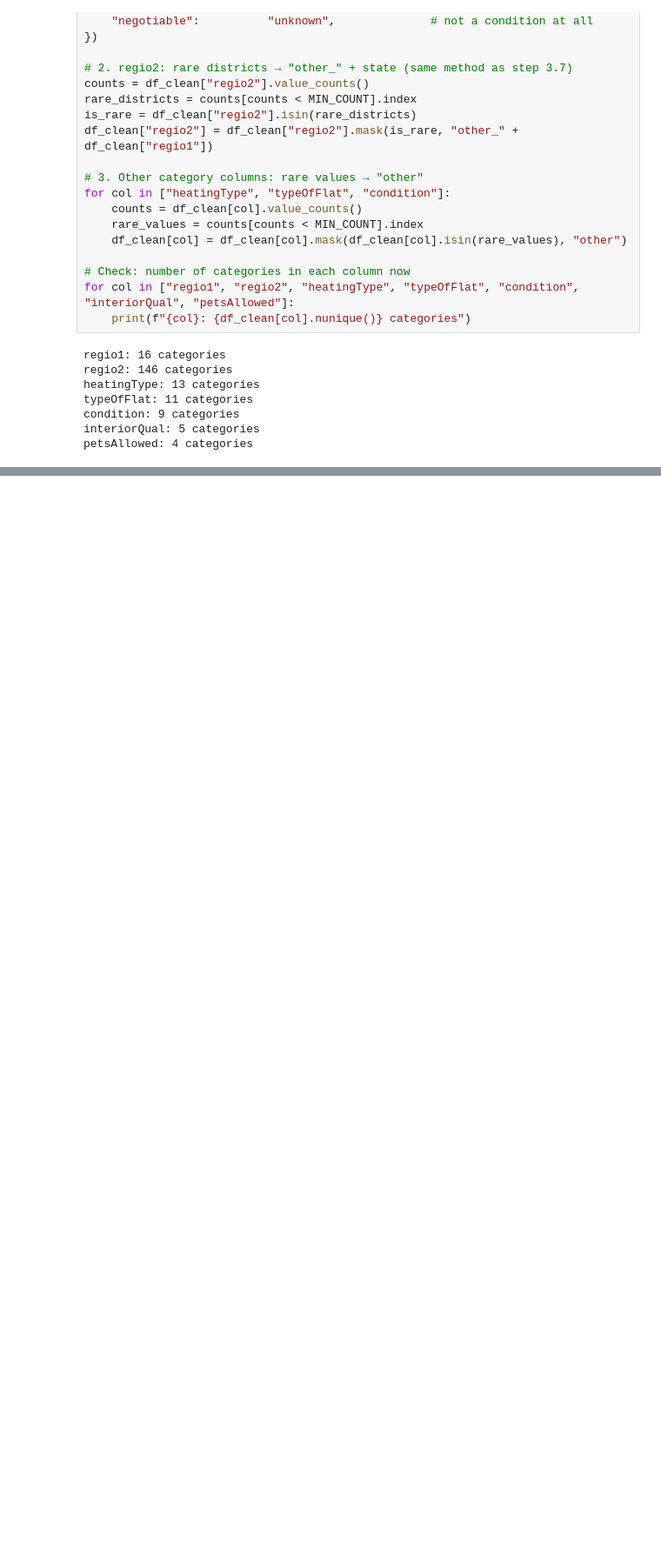
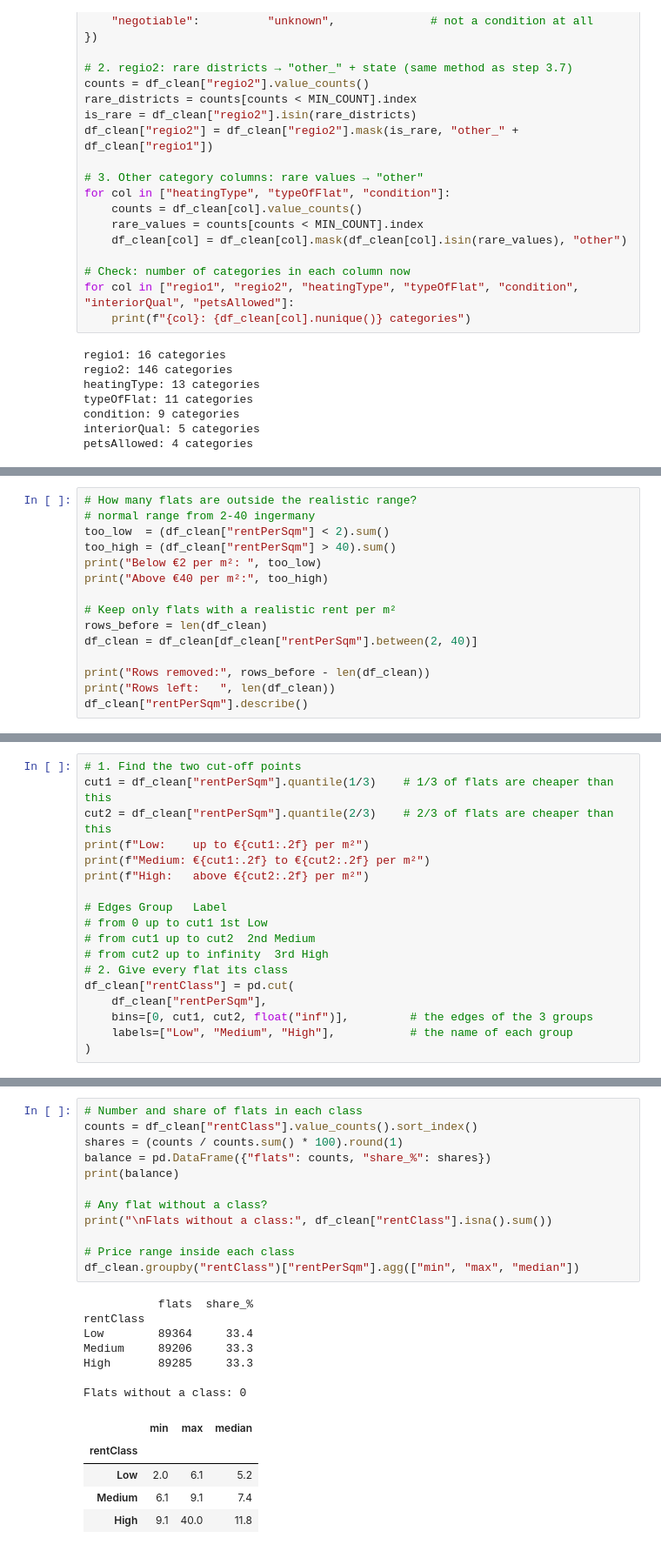
Before and after one commit to ihanmx/Rental_Datasert_study, a Jupyter notebook: notebooks/01_rental_classification.ipynb, the cells around one changed output, grey strips where cells are left out. Shown at 87% size. Saved outputs shown, nothing was run; the diff lists cells and outputs as text; blank space fills up the shorter version.

```diff
--- a/notebooks/01_rental_classification.ipynb
+++ b/notebooks/01_rental_classification.ipynb
@@ -800,0 +885,15 @@ petsAllowed: 4 categories
+# %%
+# How many flats are outside the realistic range?
+# normal range from 2-40 ingermany
+too_low  = (df_clean["rentPerSqm"] < 2).sum()
+too_high = (df_clean["rentPerSqm"] > 40).sum()
+print("Below €2 per m²: ", too_low)
+print("Above €40 per m²:", too_high)
+
+# Keep only flats with a realistic rent per m²
+rows_before = len(df_clean)
+df_clean = df_clean[df_clean["rentPerSqm"].between(2, 40)]
+
+print("Rows removed:", rows_before - len(df_clean))
+print("Rows left:   ", len(df_clean))
+df_clean["rentPerSqm"].describe()
@@ -800,0 +955,18 @@ petsAllowed: 4 categories
+# %%
+# 1. Find the two cut-off points
+cut1 = df_clean["rentPerSqm"].quantile(1/3)    # 1/3 of flats are cheaper than this
+cut2 = df_clean["rentPerSqm"].quantile(2/3)    # 2/3 of flats are cheaper than this
+print(f"Low:    up to €{cut1:.2f} per m²")
+print(f"Medium: €{cut1:.2f} to €{cut2:.2f} per m²")
+print(f"High:   above €{cut2:.2f} per m²")
+
+# Edges	Group	Label
+# from 0 up to cut1	1st	Low
+# from cut1 up to cut2	2nd	Medium
+# from cut2 up to infinity	3rd	High
+# 2. Give every flat its class
+df_clean["rentClass"] = pd.cut(
+    df_clean["rentPerSqm"],
+    bins=[0, cut1, cut2, float("inf")],         # the edges of the 3 groups
+    labels=["Low", "Medium", "High"],           # the name of each group
+)
@@ -800,0 +979,25 @@ petsAllowed: 4 categories
+# %%
+# Number and share of flats in each class
+counts = df_clean["rentClass"].value_counts().sort_index()
+shares = (counts / counts.sum() * 100).round(1)
+balance = pd.DataFrame({"flats": counts, "share_%": shares})
+print(balance)
+
+# Any flat without a class?
+print("\nFlats without a class:", df_clean["rentClass"].isna().sum())
+
+# Price range inside each class
+df_clean.groupby("rentClass")["rentPerSqm"].agg(["min", "max", "median"])
+# %% [output]
+           flats  share_%
+rentClass
+Low        89364     33.4
+Medium     89206     33.3
+High       89285     33.3
+
+Flats without a class: 0
+|  | min | max | median |
+| rentClass |  |  |  |
+| Low | 2.0 | 6.1 | 5.2 |
+| Medium | 6.1 | 9.1 | 7.4 |
+| High | 9.1 | 40.0 | 11.8 |
```
Also changed, not shown: parts of 19 cells of this notebook, 1 other file.
